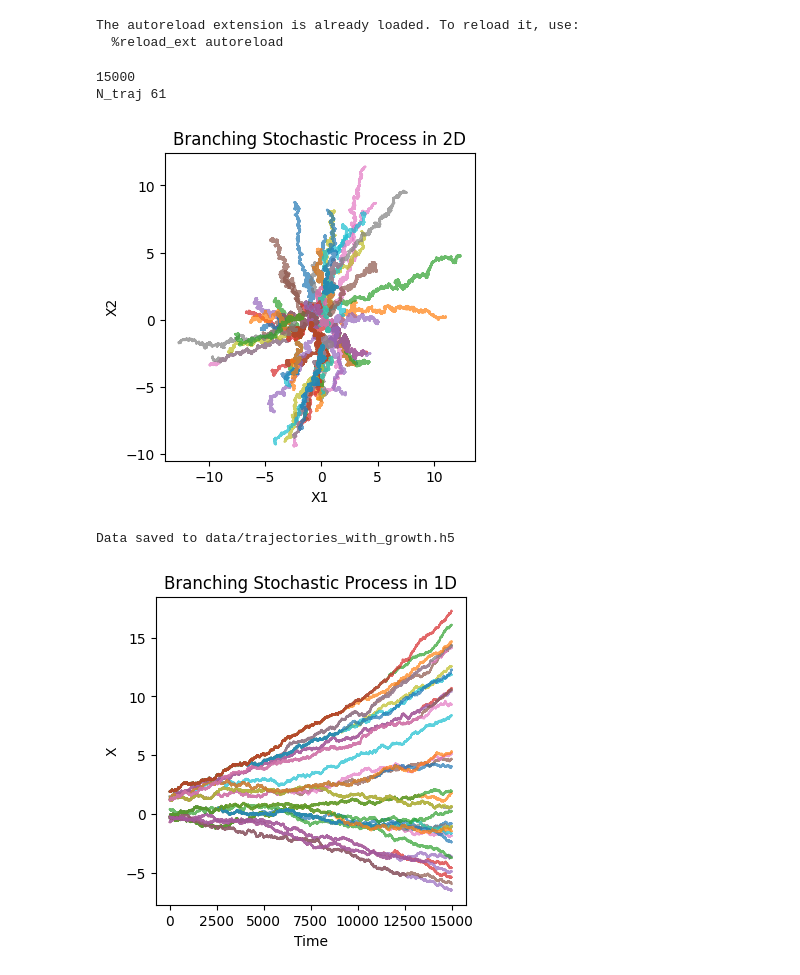
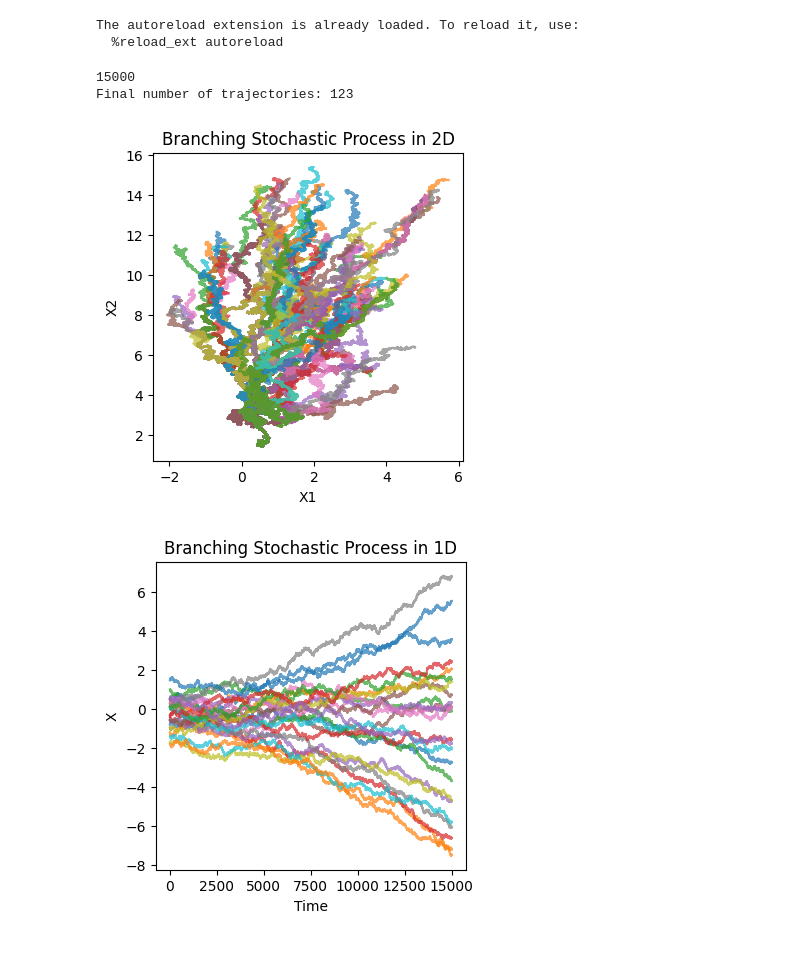
Before and after one commit to StanleyN1/OTProject, a Jupyter notebook: trajectory_inference/src/branching_test.ipynb, the cells around one changed output. Drawn from its saved outputs; the diff is of its cells as text; code cells hidden in the pictures.

```diff
--- a/trajectory_inference/src/branching_test.ipynb
+++ b/trajectory_inference/src/branching_test.ipynb
@@ -14,43 +14,42 @@ The autoreload extension is already loaded. To reload it, use:
 # %%
 d = 2
 A = np.array([[1, 0.1],
               [-0.1, 1]])
 
 # A = np.array([1.0])
 
 G = np.array([[1, 0.0],
               [0.0, 1]])
 
 G = np.eye(d)
 # G = np.array([1.0])
 
 H = G@G.T
 
-growth_rate = 0
+growth_rate = 3
 # lambda_func = lambda X: 1.3 * np.exp(-0.01*np.linalg.norm(X))  # Decaying branching rate
 # lambda_func = lambda X: growth_rate # 1.0 # 1.0 # Constant branching rate
 
-N_init = 25
+N_init = 1
 X0 = np.random.multivariate_normal(np.zeros(d), np.diag(np.ones(d)), N_init) # np.random.normal(0, 1, (N_init, A.shape[1]))
 # X0 = np.random.normal(0, 1, (N_init))
 Nt = 15000
-process = BranchingStochasticProcess(A, G, dt=0.0001, Nt=Nt, N_traj=10)
+process = BranchingStochasticProcess(A, G, dt=0.0001, Nt=Nt, N_traj=N_init)
 # process = BranchingStochasticProcess(A, G, X0, no_branch_lambda_func, dt=0.0001, T=2.0, N_traj=10)
 process.simulate(X0, growth_rate=growth_rate)
 print("Final number of trajectories:", process.N_traj)
 # print(process.lineage_tree)
 process.plot_trajectories(downsample=1)
 
-process.save_file(f'data/trajectories_with_growth.h5', downsample_rate=500)
+# process.save_file(f'data/trajectories.h5', downsample_rate=500)
 # %% [output]
 15000
-N_traj 61
+Final number of trajectories: 123
-[figure, old version]
+[figure, new version]
-Data saved to data/trajectories_with_growth.h5
 # %%
 process.plot_trajectories(downsample=1, dim=1)
 # %% [output]
-[figure, old version]
+[figure, new version]
 # %%
 # xs_data: (N, N_traj, d)
 # ts_data: (N,)
```
Also changed, not shown: parts of 5 cells of this notebook, 7 other files.
